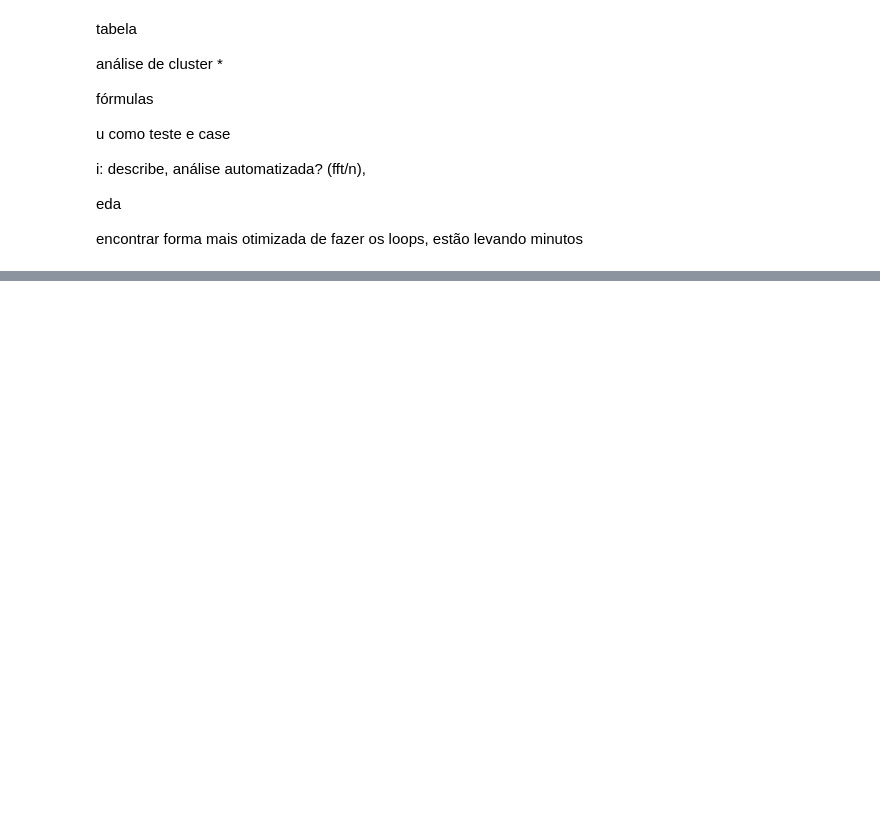
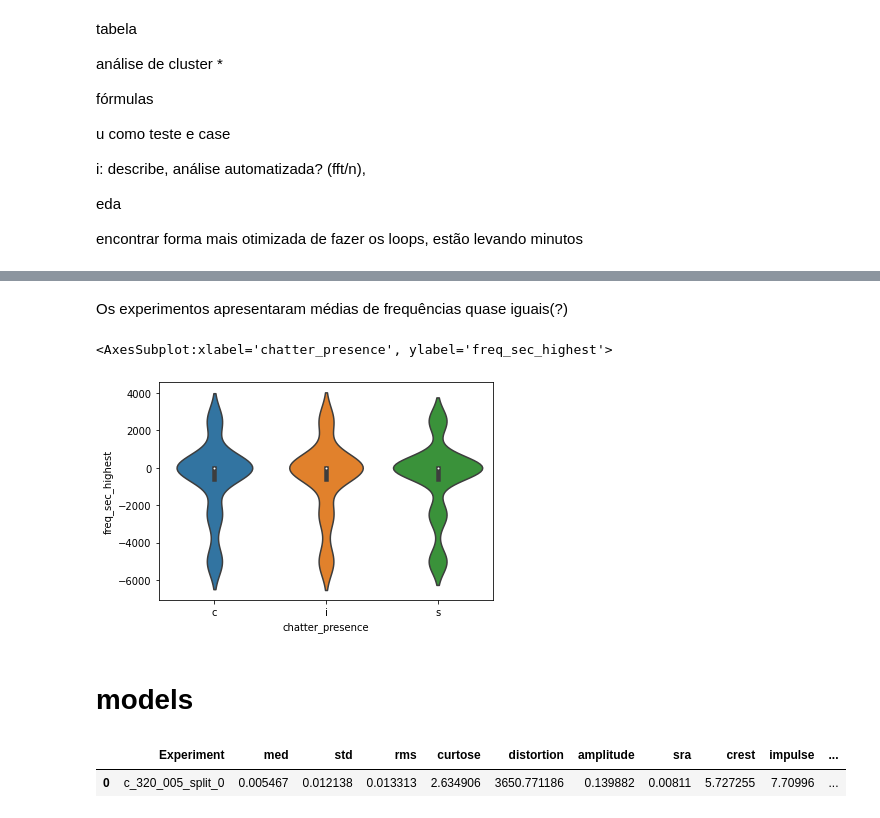
Before and after one commit to AnaJuliaSilvaOliveira/ic-cnc, a Jupyter notebook: tests (1).ipynb, the cells around one changed output, grey strips where cells are left out. Saved outputs shown, nothing was run; the diff lists cells and outputs as text; code cells hidden in the pictures; blank space fills up the shorter version.

```diff
--- a/tests (1).ipynb
+++ b/tests (1).ipynb
@@ -392,0 +409,9 @@ encontrar forma mais otimizada de fazer os loops, estão levando minutos
+# %% [markdown]
+Os experimentos apresentaram médias de frequências quase iguais(?)
+# %%
+sns.violinplot(data=dataframe, x='chatter_presence', y='freq_sec_highest')
+# %% [output]
+<AxesSubplot:xlabel='chatter_presence', ylabel='freq_sec_highest'>
+[figure, added]
+# %% [markdown]
+# models
@@ -392,0 +432,6 @@ encontrar forma mais otimizada de fazer os loops, estão levando minutos
+# %%
+dataframe = pd.get_dummies(dataframe, columns=['chatter_presence'], drop_first=True)
+dataframe.head(1)
+# %% [output]
+|  | Experiment | med | std | rms | curtose | distortion | amplitude | sra | crest | impulse | ... |
+| 0 | c_320_005_split_0 | 0.005467 | 0.012138 | 0.013313 | 2.634906 | 3650.771186 | 0.139882 | 0.00811 | 5.727255 | 7.70996 | ... |
```
Also changed, not shown: parts of 35 cells of this notebook.
